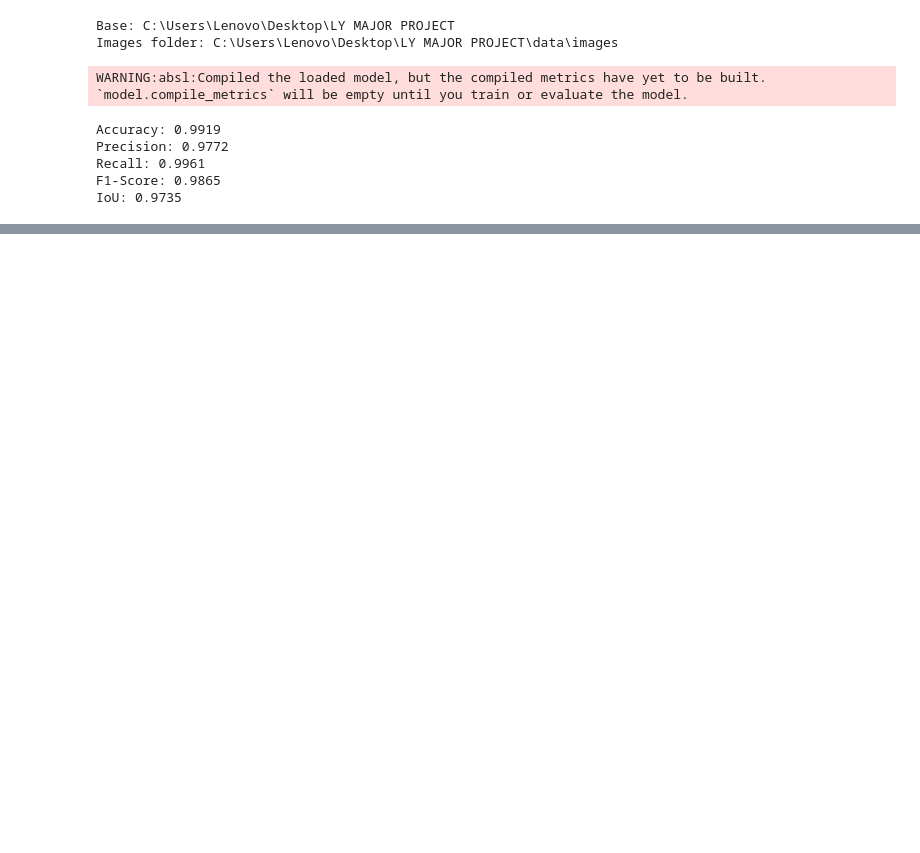
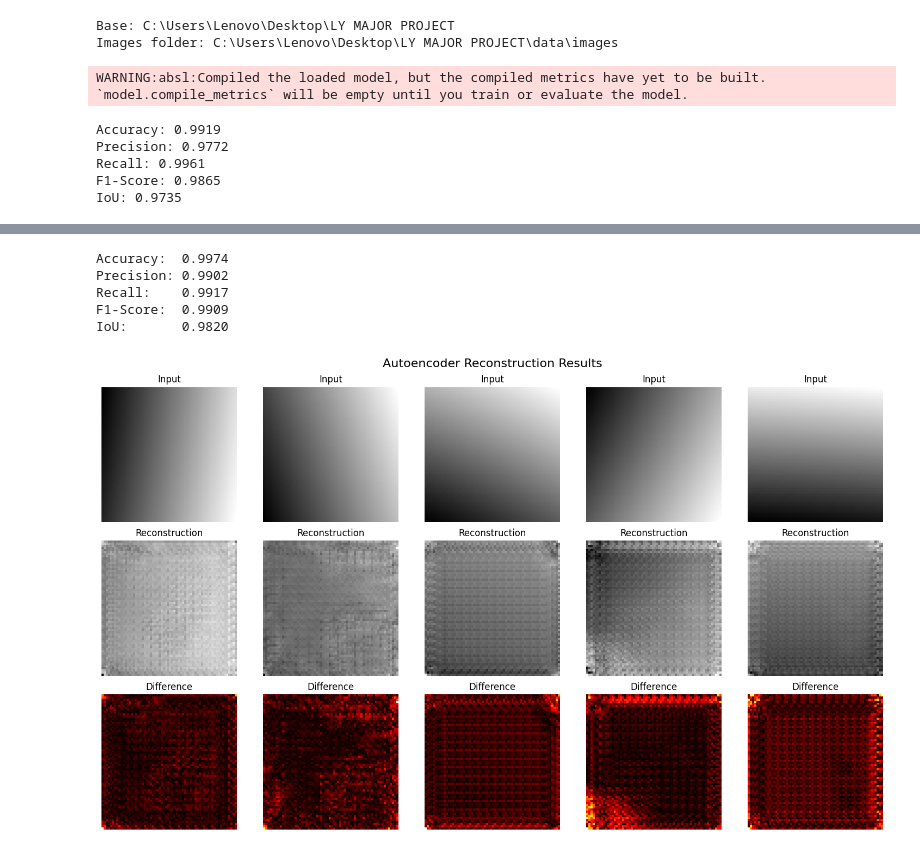
Before and after one commit to shreyas-urankar/Smart-Urban-Expansion-Analyzer, a Jupyter notebook: notebooks/07_dashboard_integration.ipynb, the cells around one changed output, grey strips where cells are left out. Cells and saved outputs as stored; diff of their text form; code cells hidden in the pictures; blank space fills up the shorter version.

```diff
--- a/notebooks/07_dashboard_integration.ipynb
+++ b/notebooks/07_dashboard_integration.ipynb
@@ -89,0 +131,15 @@ plt.show()
+# %%
+model_path = PROCESSED / "autoencoder_model.h5"
+
+if not model_path.exists():
+    raise FileNotFoundError(f"❌ Model not found at {model_path}")
+
+print("✅ Loading model from:", model_path)
+
+# FIX: tell Keras what 'mse' means
+model = tf.keras.models.load_model(
+    model_path,
+    custom_objects={"mse": tf.keras.losses.MeanSquaredError()}
+)
+
+model.summary()
@@ -89,0 +171,3 @@ plt.show()
+# %%
+preds = model.predict(X_test)
+print("Predictions shape:", preds.shape)
@@ -89,0 +177,48 @@ plt.show()
+# %%
+y_true_flat = X_test.flatten() > 0.5
+y_pred_flat = preds.flatten() > 0.5
+
+acc = accuracy_score(y_true_flat, y_pred_flat)
+prec = precision_score(y_true_flat, y_pred_flat)
+rec = recall_score(y_true_flat, y_pred_flat)
+f1 = f1_score(y_true_flat, y_pred_flat)
+iou = jaccard_score(y_true_flat, y_pred_flat)
+
+print(f"Accuracy:  {acc:.4f}")
+print(f"Precision: {prec:.4f}")
+print(f"Recall:    {rec:.4f}")
+print(f"F1-Score:  {f1:.4f}")
+print(f"IoU:       {iou:.4f}")
+# %% [output]
+Accuracy:  0.9974
+Precision: 0.9902
+Recall:    0.9917
+F1-Score:  0.9909
+IoU:       0.9820
+# %%
+n = 5
+idxs = random.sample(range(len(preds)), n)
+
+plt.figure(figsize=(15, 9))
+for i, idx in enumerate(idxs):
+    plt.subplot(3, n, i + 1)
+    plt.imshow(X_test[idx, :, :, 0], cmap='gray')
+    plt.title("Input")
+    plt.axis('off')
+
+    plt.subplot(3, n, n + i + 1)
+    plt.imshow(preds[idx, :, :, 0], cmap='gray')
+    plt.title("Reconstruction")
+    plt.axis('off')
+
+    plt.subplot(3, n, 2*n + i + 1)
+    diff = np.abs(X_test[idx, :, :, 0] - preds[idx, :, :, 0])
+    plt.imshow(diff, cmap='hot')
+    plt.title("Difference")
+    plt.axis('off')
+
+plt.suptitle("Autoencoder Reconstruction Results", fontsize=16)
+plt.tight_layout()
+plt.show()
+# %% [output]
+[figure, added]
```
Also changed, not shown: parts of 6 cells of this notebook, 21 other files.
